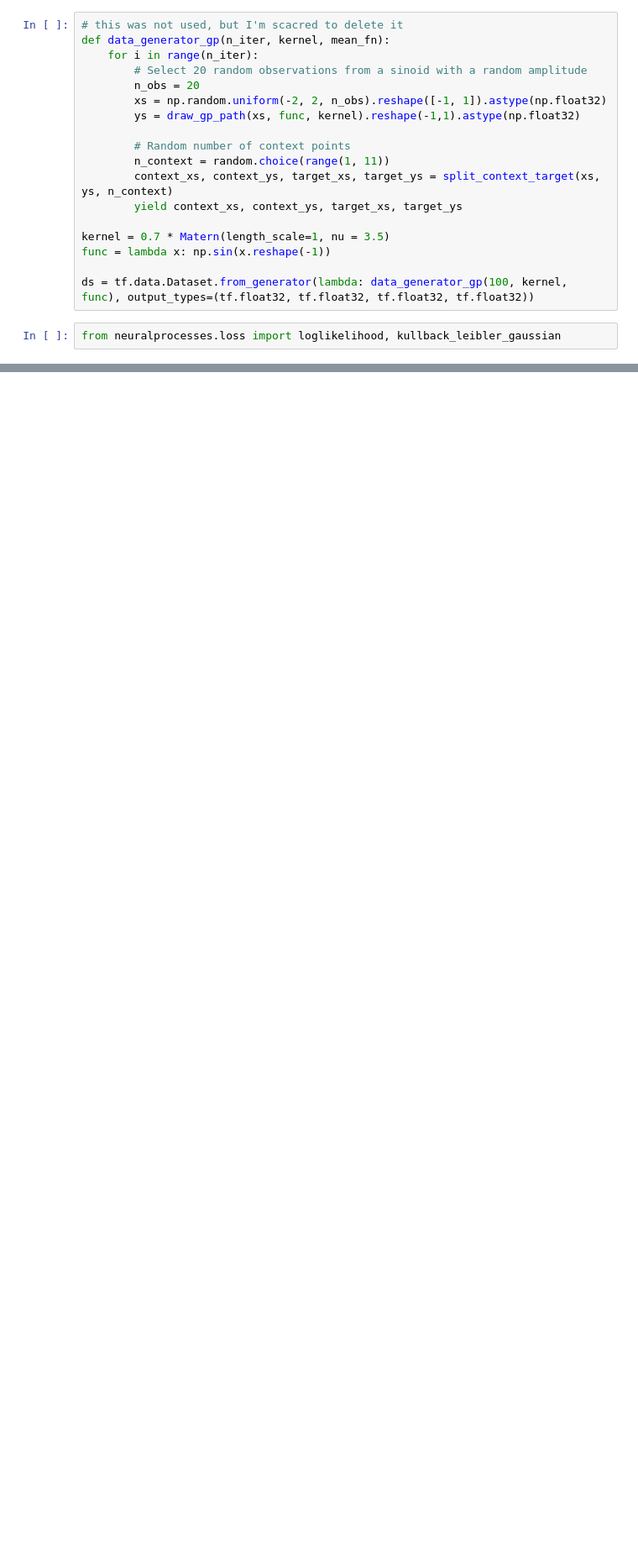
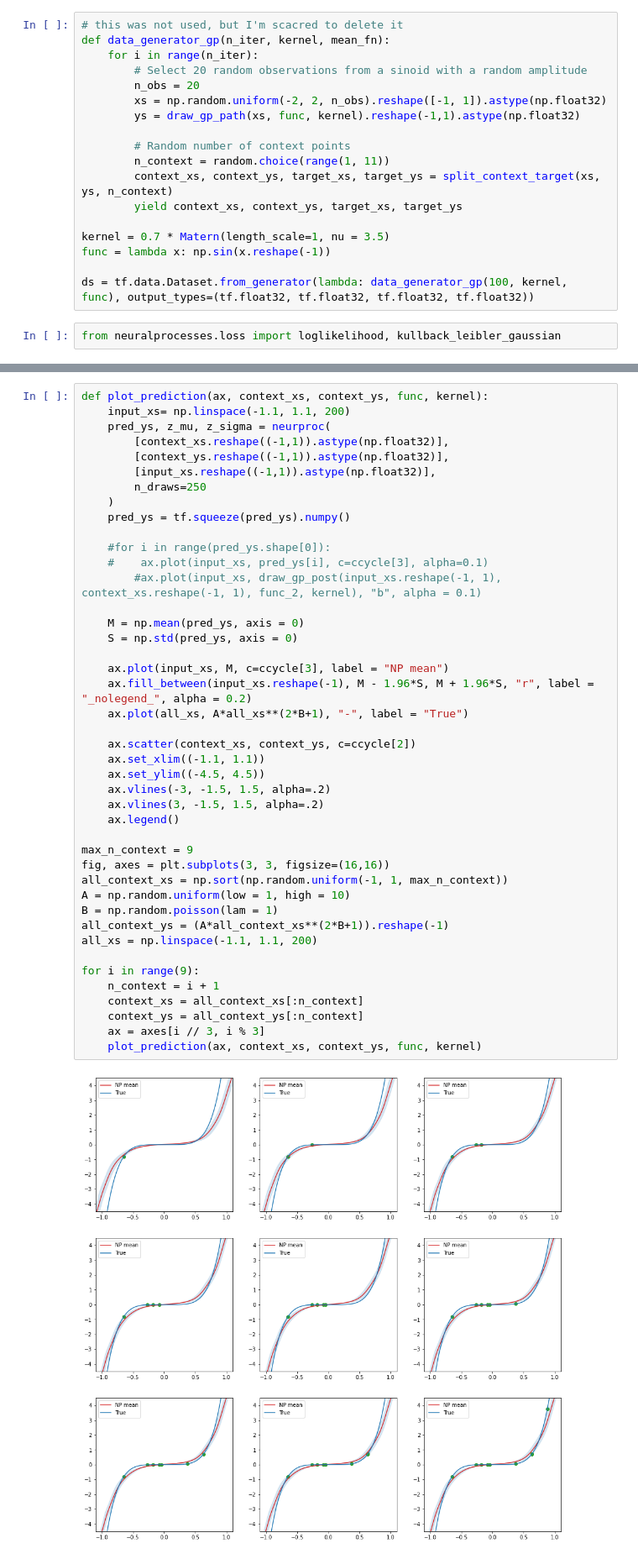
Before and after one commit to andrew-cr/statml_neuralprocesses, a Jupyter notebook: neural-processes-1/CDT_project.ipynb, the cells around one changed output, grey strips where cells are left out. Shown at 84% size. Drawn from its saved outputs; the diff is of its cells as text; blank space fills up the shorter version.

```diff
--- a/neural-processes-1/CDT_project.ipynb
+++ b/neural-processes-1/CDT_project.ipynb
@@ -361,0 +457,45 @@ for i in range(9):
+# %%
+def plot_prediction(ax, context_xs, context_ys, func, kernel):
+    input_xs= np.linspace(-1.1, 1.1, 200)
+    pred_ys, z_mu, z_sigma = neurproc(
+        [context_xs.reshape((-1,1)).astype(np.float32)],
+        [context_ys.reshape((-1,1)).astype(np.float32)],
+        [input_xs.reshape((-1,1)).astype(np.float32)],
+        n_draws=250
+    )
+    pred_ys = tf.squeeze(pred_ys).numpy()
+
+    #for i in range(pred_ys.shape[0]):
+    #    ax.plot(input_xs, pred_ys[i], c=ccycle[3], alpha=0.1)
+        #ax.plot(input_xs, draw_gp_post(input_xs.reshape(-1, 1), context_xs.reshape(-1, 1), func_2, kernel), "b", alpha = 0.1)
+
+    M = np.mean(pred_ys, axis = 0)
+    S = np.std(pred_ys, axis = 0)
+
+    ax.plot(input_xs, M, c=ccycle[3], label = "NP mean")
+    ax.fill_between(input_xs.reshape(-1), M - 1.96*S, M + 1.96*S, "r", label = "_nolegend_", alpha = 0.2)
+    ax.plot(all_xs, A*all_xs**(2*B+1), "-", label = "True")
+
+    ax.scatter(context_xs, context_ys, c=ccycle[2])
+    ax.set_xlim((-1.1, 1.1))
+    ax.set_ylim((-4.5, 4.5))
+    ax.vlines(-3, -1.5, 1.5, alpha=.2)
+    ax.vlines(3, -1.5, 1.5, alpha=.2)
+    ax.legend()
+
+max_n_context = 9
+fig, axes = plt.subplots(3, 3, figsize=(16,16))
+all_context_xs = np.sort(np.random.uniform(-1, 1, max_n_context))
+A = np.random.uniform(low = 1, high = 10)
+B = np.random.poisson(lam = 1)
+all_context_ys = (A*all_context_xs**(2*B+1)).reshape(-1)
+all_xs = np.linspace(-1.1, 1.1, 200)
+
+for i in range(9):
+    n_context = i + 1
+    context_xs = all_context_xs[:n_context]
+    context_ys = all_context_ys[:n_context]
+    ax = axes[i // 3, i % 3]
+    plot_prediction(ax, context_xs, context_ys, func, kernel)
+# %% [output]
+[figure, added]
```
Also changed, not shown: parts of 5 cells of this notebook.
